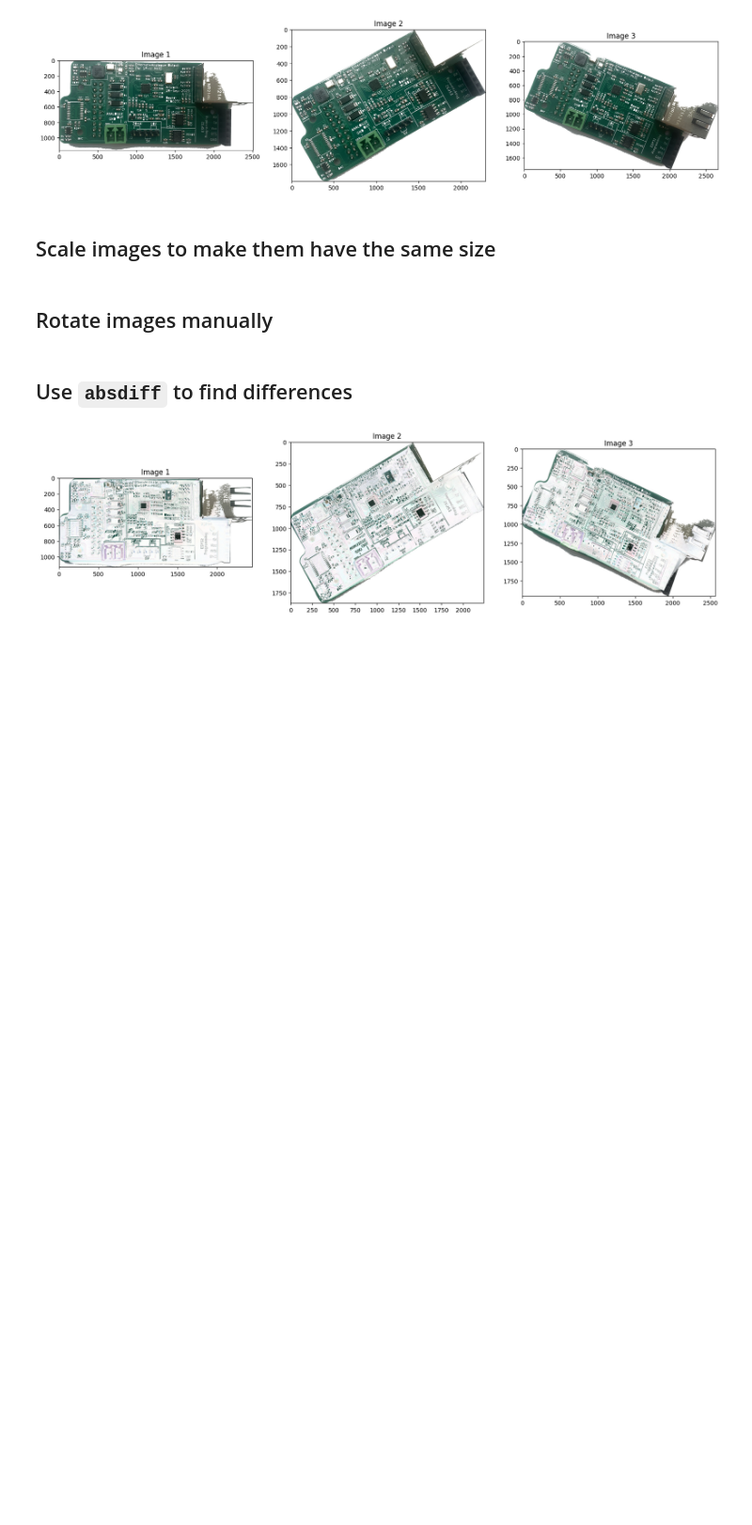
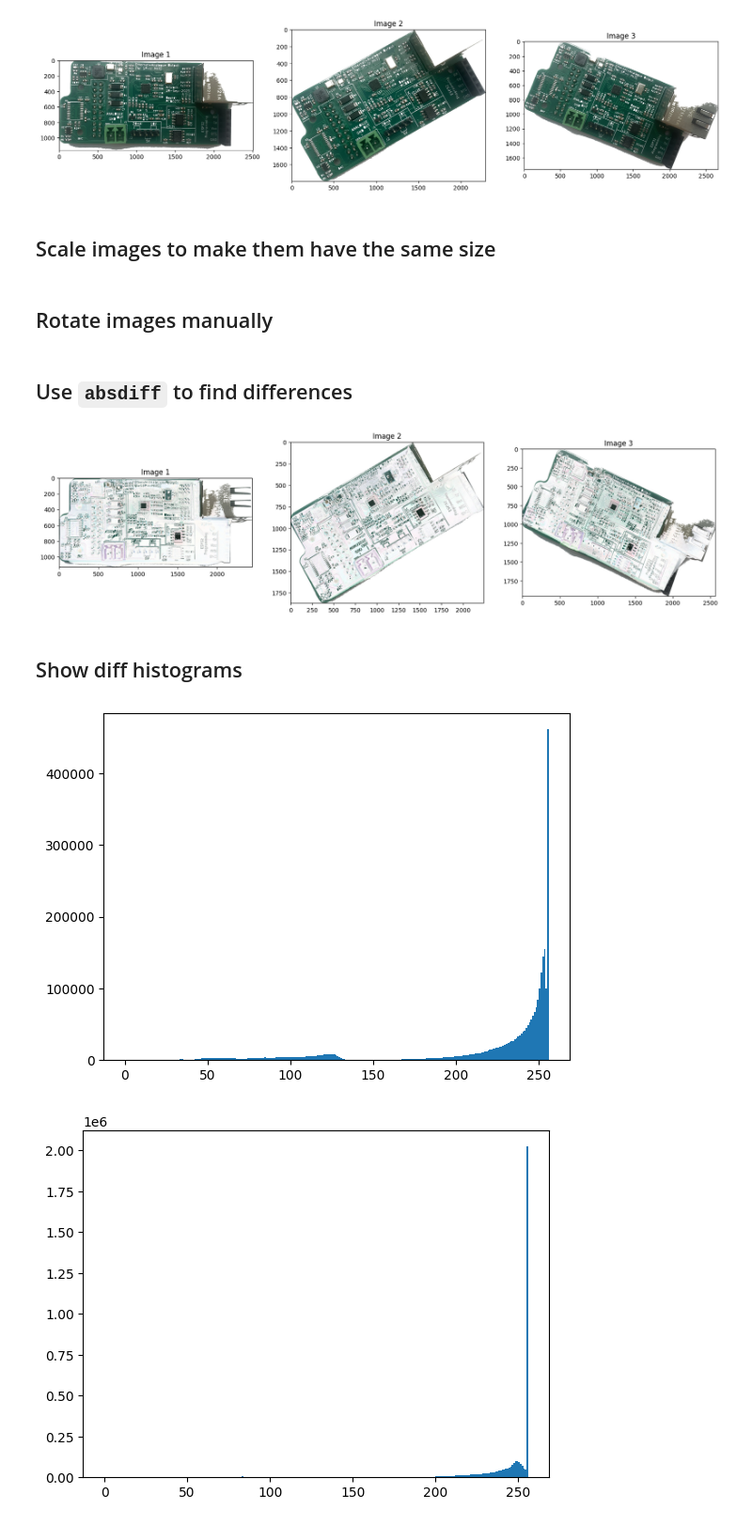
Before and after one commit to Xanonymous-GitHub/cs933-lab, a Jupyter notebook: practical_assignment/part-2.ipynb, the cells around one changed output. Shown at 94% size. Cells and saved outputs as stored; diff of their text form; code cells hidden in the pictures; blank space fills up the shorter version.

```diff
--- a/practical_assignment/part-2.ipynb
+++ b/practical_assignment/part-2.ipynb
@@ -243,3 +244,19 @@ diffs = tuple(
 show_images_in_row(diffs)
 # %% [output]
 [figure]
+# %% [markdown]
+## Show diff histograms
+# %%
+# Convert diffs to gray images
+gray_diffs = tuple(
+    cv2.cvtColor(diff, cv2.COLOR_RGB2GRAY)
+    for diff in diffs
+)
+
+# show each of their histograms
+for gray_diff in gray_diffs:
+    plt.hist(gray_diff.ravel(), bins=256, range=(0, 256))
+    plt.show()
+# %% [output]
+[figure, added]
+[figure, added]
```
Also changed, not shown: parts of 4 cells of this notebook.
